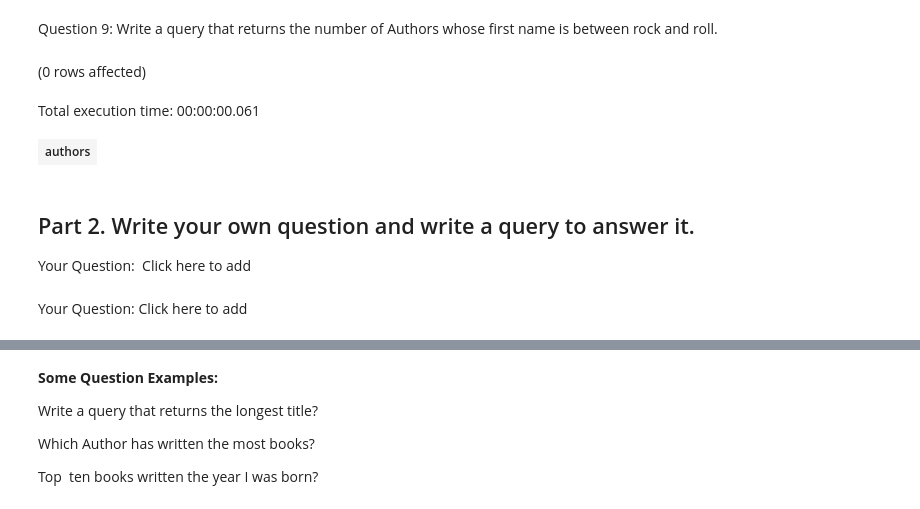
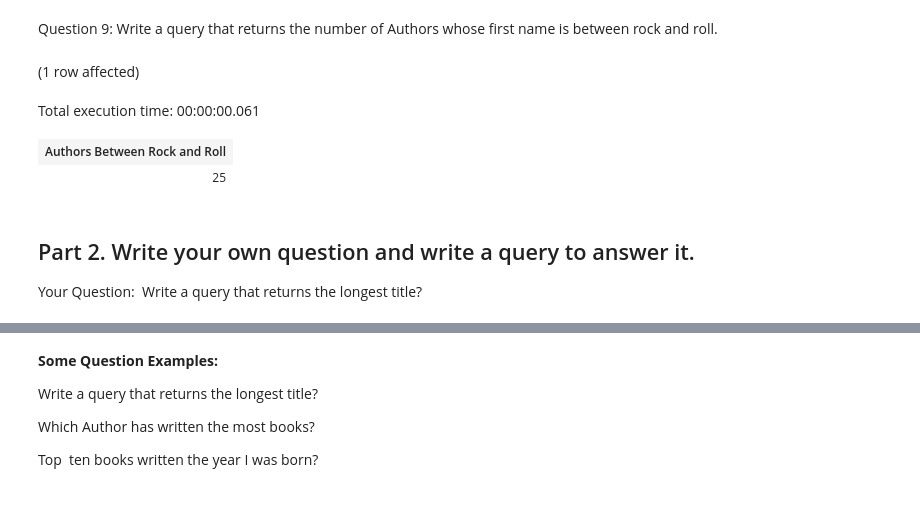
Before and after one commit to odelmas-sci/SQL-Part-1-Studio, a Jupyter notebook: SQL-Part-1-Studio.ipynb, the cells around one changed output, grey strips where cells are left out. Saved outputs shown, nothing was run; the diff lists cells and outputs as text; code cells hidden in the pictures.

```diff
--- a/SQL-Part-1-Studio.ipynb
+++ b/SQL-Part-1-Studio.ipynb
@@ -146,13 +146,14 @@ Total execution time: 00:00:00.078
 Question 9: Write a query that returns the number of Authors whose first name is between rock and roll.
 # %%
 -- return number of authors whose first name is between rock and roll
-SELECT authors FROM BooksDB.dbo.books
-WHERE authors < 'rock' AND authors > 'roll';
+SELECT COUNT(authors) AS 'Authors Between Rock and Roll' FROM BooksDB.dbo.books
+WHERE authors >= 'rock' AND authors <= 'roll';
 # %% [output]
-(0 rows affected)
+(1 row affected)
 Total execution time: 00:00:00.061
-| authors |
+| Authors Between Rock and Roll |
+| 25 |
 # %% [markdown]
 ## Part 2. Write your own question and write a query to answer it.
 
-Your Question:  Click here to add
+Your Question:  Write a query that returns the longest title?
@@ -161,2 +159,0 @@ Your Question:  Click here to add
-# %% [markdown]
-Your Question: Click here to add
```
Also changed, not shown: parts of 6 cells of this notebook.
